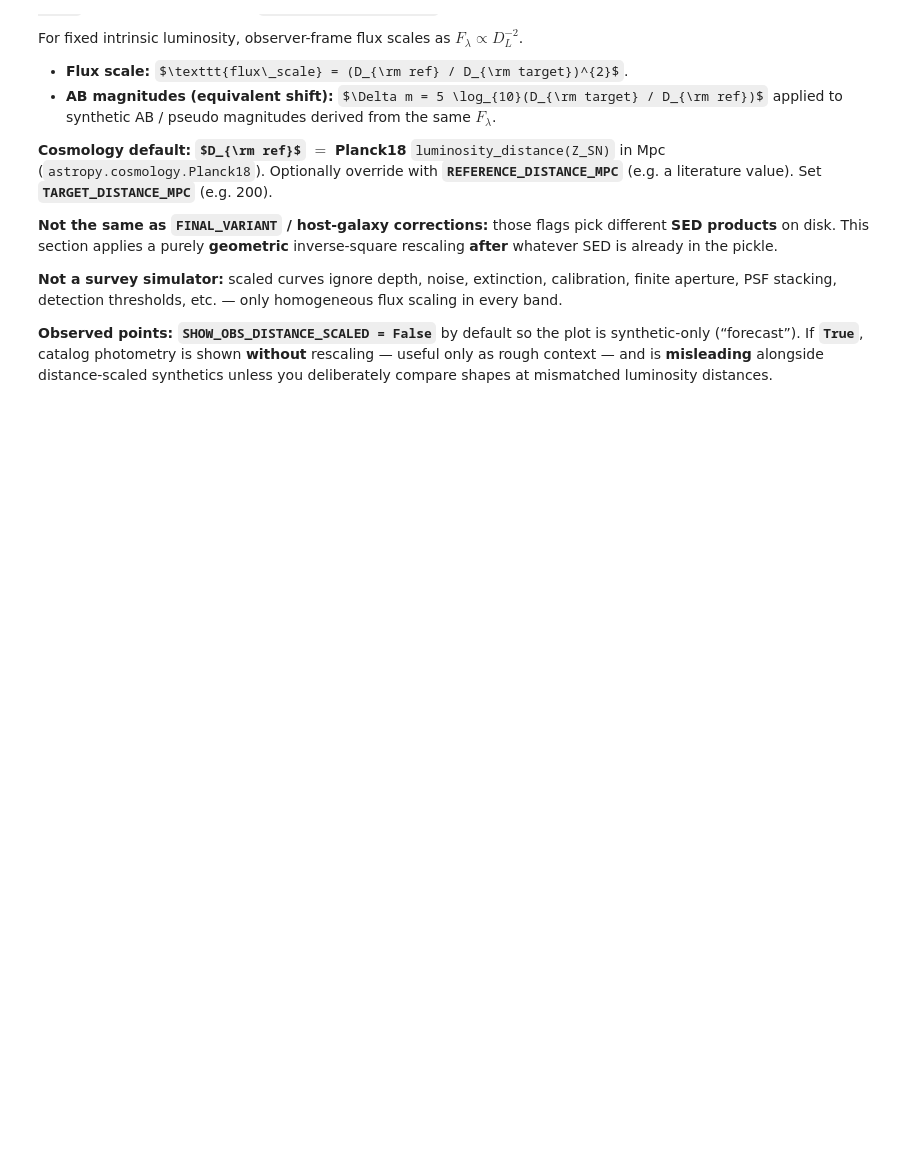
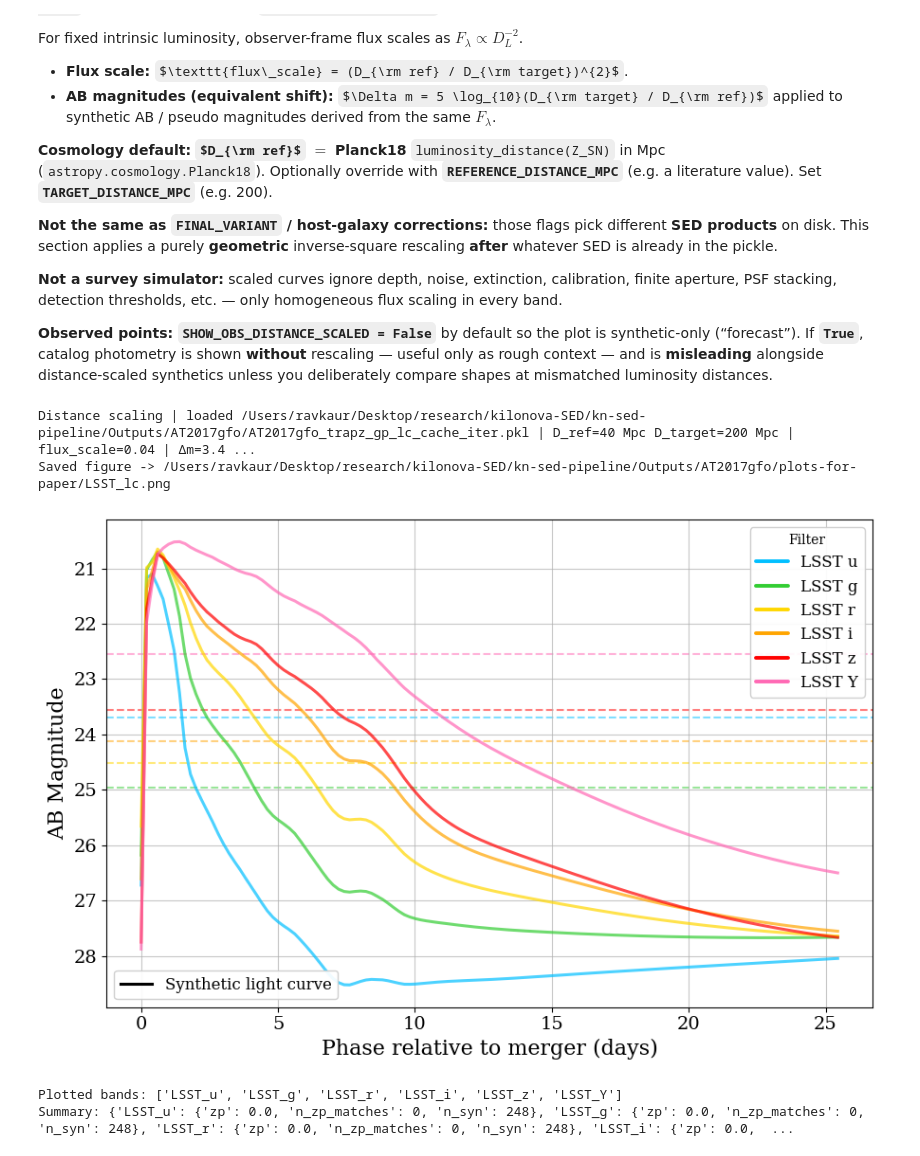
Before and after one commit to ravkaur20/kn-sed-pipeline, a Jupyter notebook: Codes/7.5_alternate.ipynb, the cells around one changed output. Saved outputs shown, nothing was run; the diff lists cells and outputs as text; code cells hidden in the pictures; some formulas as TeX source; blank space fills up the shorter version.

```diff
--- a/Codes/7.5_alternate.ipynb
+++ b/Codes/7.5_alternate.ipynb
@@ -905,6 +912,10 @@ For fixed intrinsic luminosity, observer-frame flux scales as **$F_\lambda \prop
 from astropy.cosmology import Planck18
 
 # ---- knobs (adjust per science case) ------------------------------------------
+BANDS_PLOT = ('LSST_u', 'LSST_g', 'LSST_r', 'LSST_i', 'LSST_z', 'LSST_Y')
+BAND_COLORS = ('deepskyblue', 'limegreen', 'gold', 'orange', 'red', 'hotpink')
+FIG_SAVE_PATH = os.path.join(rt.output_dir, SNNAME, "plots-for-paper", "LSST_lc.png")  # _maybe_save_fig creates the dir
+
 TARGET_DISTANCE_MPC = 200.0  # luminosity distance of the hypothetical placement
 REFERENCE_DISTANCE_MPC = 40  # None -> Planck18 D_L(Z_SN); else luminosity distance of the pickle (Mpc)
 Z_SN = 0.009783  # only used when REFERENCE_DISTANCE_MPC is None (AT2017gfo illustrative)
@@ -912,6 +923,16 @@ SHOW_OBS_DISTANCE_SCALED = False  # observed points are **not** rescaled — def
 MODE_DISTANCE_SCALED = None  # None -> reuse MODE from plot cell ("panel"|"by_suffix")
 FIG_SAVE_PATH_DISTANCE_SCALED = None  # e.g. a path string to save this figure separately; None -> keep FIG_SAVE_PATH
 XLIM = (0, 0.5)
+# Dashed horizontal magnitude limits, one per band: (AB mag, color). None or [] = no lines.
+# Values/colors from the original pycoco plot: Y, z, i, r, g, u.
+MAG_LIMIT_LINES_DISTANCE = [
+    (22.55, "hotpink"),
+    (23.56, "red"),
+    (24.13, "orange"),
+    (24.52, "gold"),
+    (24.97, "limegreen"),
+    (23.70, "deepskyblue"),
+]
 
 OUTPUT_ROOT_DISTANCE = pconf.outputs_root(COCO_PATH)
 _trapz_suf_distance = globals().get("_TRAPZ_CACHE_SUFFIX", "")
@@ -974,30 +995,39 @@ _prev_CACHE = globals()["cache"]
 _prev_SHOW_OBS = globals()["SHOW_OBS"]
 _prev_bands_plot_SENT = object()
 _prev_bands_plot = globals().get("bands_plot", _prev_bands_plot_SENT)
 _prev_FSP = globals().get("FIG_SAVE_PATH")
+_prev_MAG_LIMITS = globals().get("MAG_LIMIT_LINES")
 
 try:
     globals()["cache"] = scaled_cache_distance
     globals()["SHOW_OBS"] = SHOW_OBS_DISTANCE_SCALED
+    globals()["MAG_LIMIT_LINES"] = MAG_LIMIT_LINES_DISTANCE
     if FIG_SAVE_PATH_DISTANCE_SCALED is not None:
         globals()["FIG_SAVE_PATH"] = FIG_SAVE_PATH_DISTANCE_SCALED
 
     _bands_avail_ds = sorted(scaled_cache_distance["bands"].keys())
     if globals().get("BANDS_PLOT") is not None:
         globals()["bands_plot"] = [b for b in BANDS_PLOT if b in scaled_cache_distance["bands"]]
     else:
         globals()["bands_plot"] = list(_bands_avail_ds)
 
     _MODE_DS = globals()["MODE"] if MODE_DISTANCE_SCALED is None else MODE_DISTANCE_SCALED
     if _MODE_DS == "panel":
         plot_panel()
     elif _MODE_DS == "by_suffix":
         plot_by_suffix()
     else:
         raise ValueError("MODE_DISTANCE_SCALED / MODE must be 'panel' or 'by_suffix', got %r" % (_MODE_DS,))
 finally:
     globals()["cache"] = _prev_CACHE
     globals()["SHOW_OBS"] = _prev_SHOW_OBS
     globals()["FIG_SAVE_PATH"] = _prev_FSP
+    globals()["MAG_LIMIT_LINES"] = _prev_MAG_LIMITS
     if _prev_bands_plot is not _prev_bands_plot_SENT:
         globals()["bands_plot"] = _prev_bands_plot
+# %% [output]
+Distance scaling | loaded /Users/ravkaur/Desktop/research/kilonova-SED/kn-sed-pipeline/Outputs/AT2017gfo/AT2017gfo_trapz_gp_lc_cache_iter.pkl | D_ref=40 Mpc D_target=200 Mpc | flux_scale=0.04 | Δm=3.4 ...
+Saved figure -> /Users/ravkaur/Desktop/research/kilonova-SED/kn-sed-pipeline/Outputs/AT2017gfo/plots-for-paper/LSST_lc.png
+[figure, added]
+Plotted bands: ['LSST_u', 'LSST_g', 'LSST_r', 'LSST_i', 'LSST_z', 'LSST_Y']
+Summary: {'LSST_u': {'zp': 0.0, 'n_zp_matches': 0, 'n_syn': 248}, 'LSST_g': {'zp': 0.0, 'n_zp_matches': 0, 'n_syn': 248}, 'LSST_r': {'zp': 0.0, 'n_zp_matches': 0, 'n_syn': 248}, 'LSST_i': {'zp': 0.0,  ...
```
Also changed, not shown: parts of 4 cells of this notebook, 6 other files.
